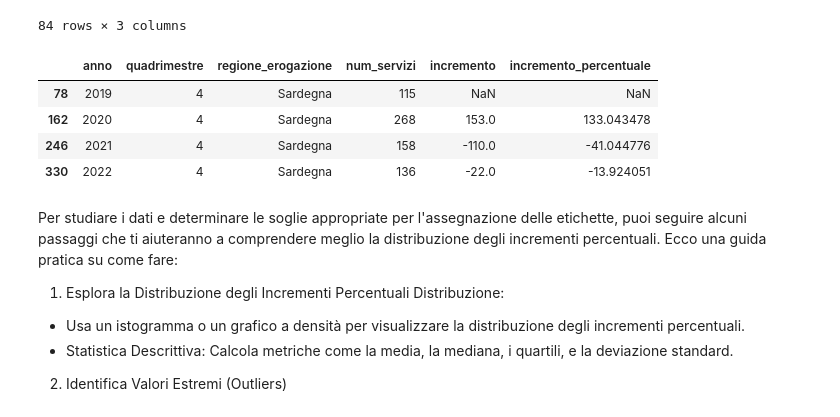
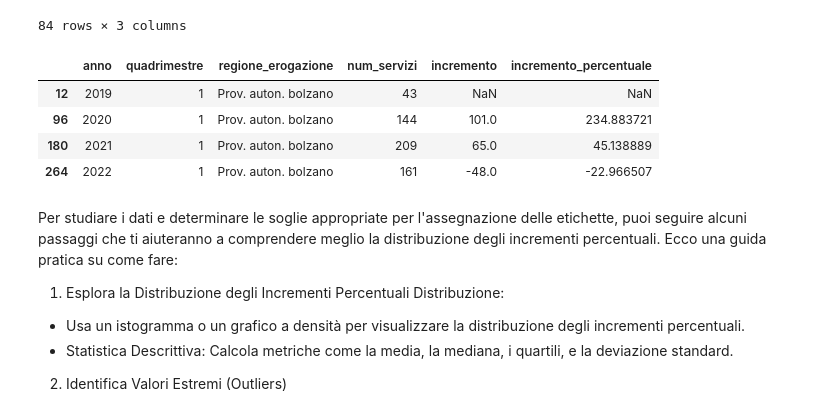
Before and after one commit to AlessiaRossi/Teleassistance-Supervised-Clustering, a Jupyter notebook: notebooks/EDA/feature_extraction_incremento.ipynb, the cells around one changed output. Saved outputs shown, nothing was run; the diff lists cells and outputs as text; code cells hidden in the pictures.

```diff
--- a/notebooks/EDA/feature_extraction_incremento.ipynb
+++ b/notebooks/EDA/feature_extraction_incremento.ipynb
@@ -106,14 +106,14 @@ app
 | 31 | 2 | Molise | 1.636089 |
 84 rows × 3 columns
 # %%
-mask = (grouped['regione_erogazione'] == 'Sardegna') & (grouped['quadrimestre'] == 4)
+mask = (grouped['regione_erogazione'] == 'Prov. auton. bolzano') & (grouped['quadrimestre'] == 1)
 grouped[mask]
 # %% [output]
 |  | anno | quadrimestre | regione_erogazione | num_servizi | incremento | incremento_percentuale |
-| 78 | 2019 | 4 | Sardegna | 115 | NaN | NaN |
-| 162 | 2020 | 4 | Sardegna | 268 | 153.0 | 133.043478 |
-| 246 | 2021 | 4 | Sardegna | 158 | -110.0 | -41.044776 |
-| 330 | 2022 | 4 | Sardegna | 136 | -22.0 | -13.924051 |
+| 12 | 2019 | 1 | Prov. auton. bolzano | 43 | NaN | NaN |
+| 96 | 2020 | 1 | Prov. auton. bolzano | 144 | 101.0 | 234.883721 |
+| 180 | 2021 | 1 | Prov. auton. bolzano | 209 | 65.0 | 45.138889 |
+| 264 | 2022 | 1 | Prov. auton. bolzano | 161 | -48.0 | -22.966507 |
 # %% [markdown]
 Per studiare i dati e determinare le soglie appropriate per l'assegnazione delle etichette, puoi seguire alcuni passaggi che ti aiuteranno a comprendere meglio la distribuzione degli incrementi percentuali. Ecco una guida pratica su come fare:
 
```
Also changed, not shown: parts of 1 cell of this notebook.
